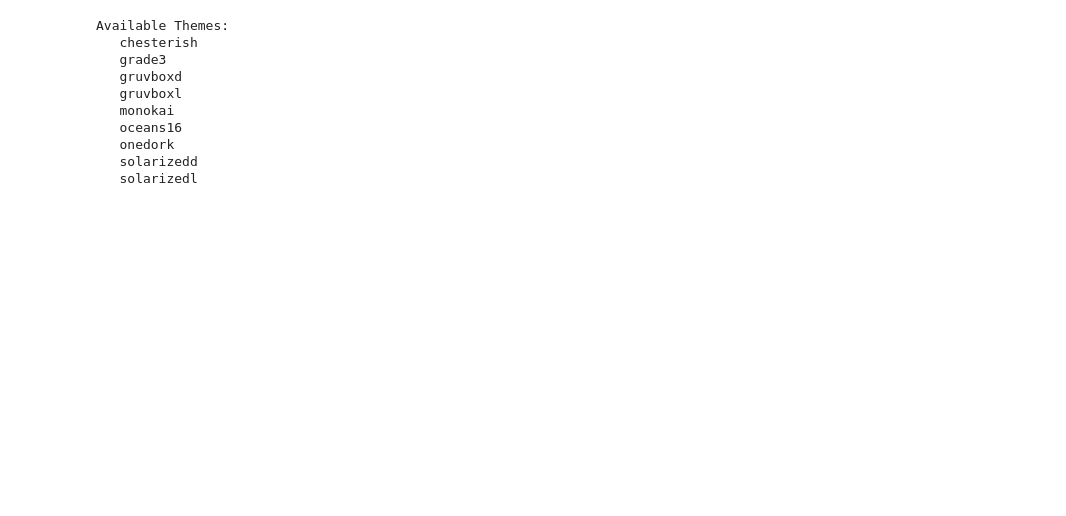
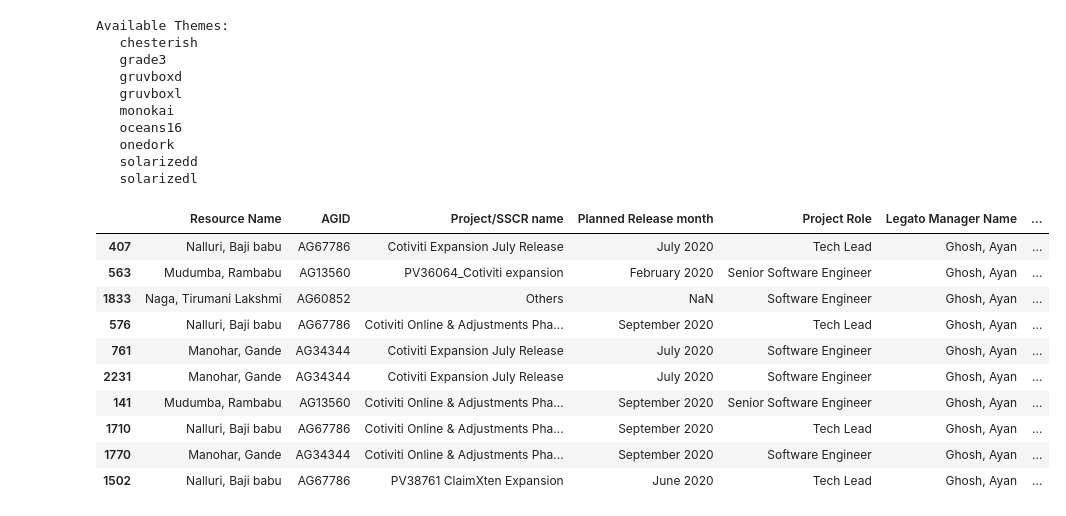
Before and after one commit to ghosh-ayan/Data-Science-101, a Jupyter notebook: Jupyter_Files/Pandas - Tidying Datasets and More.ipynb, the cells around one changed output. Saved outputs shown, nothing was run; the diff lists cells and outputs as text; code cells hidden in the pictures; blank space fills up the shorter version.

```diff
--- a/Jupyter_Files/Pandas - Tidying Datasets and More.ipynb
+++ b/Jupyter_Files/Pandas - Tidying Datasets and More.ipynb
@@ -71,8 +90,8 @@ Data columns (total 72 columns):
 dtypes: float64(65), object(7)
 memory usage: 23.8+ KB
 # %%
-Idvars = df_copy.columns.values[:10]
-Valuevars = df_copy.columns.values[10:]
+Idvars = df_copy.columns[:10]
+Valuevars = df_copy.columns[10:]
 
 df_melt = pd.melt(df_copy,
                   id_vars = Idvars,
@@ -191,3 +219,18 @@ Available Themes:
    onedork
    solarizedd
    solarizedl
+# %%
+df_play = df_melt.sample(n=10)
+df_play
+# %% [output]
+|  | Resource Name | AGID | Project/SSCR name | Planned Release month | Project Role | Legato Manager Name | ... |
+| 407 | Nalluri, Baji babu | AG67786 | Cotiviti Expansion July Release | July 2020 | Tech Lead | Ghosh, Ayan | ... |
+| 563 | Mudumba, Rambabu | AG13560 | PV36064_Cotiviti expansion | February 2020 | Senior Software Engineer | Ghosh, Ayan | ... |
+| 1833 | Naga, Tirumani Lakshmi | AG60852 | Others | NaN | Software Engineer | Ghosh, Ayan | ... |
+| 576 | Nalluri, Baji babu | AG67786 | Cotiviti Online & Adjustments Pha... | September 2020 | Tech Lead | Ghosh, Ayan | ... |
+| 761 | Manohar, Gande | AG34344 | Cotiviti Expansion July Release | July 2020 | Software Engineer | Ghosh, Ayan | ... |
+| 2231 | Manohar, Gande | AG34344 | Cotiviti Expansion July Release | July 2020 | Software Engineer | Ghosh, Ayan | ... |
+| 141 | Mudumba, Rambabu | AG13560 | Cotiviti Online & Adjustments Pha... | September 2020 | Senior Software Engineer | Ghosh, Ayan | ... |
+| 1710 | Nalluri, Baji babu | AG67786 | Cotiviti Online & Adjustments Pha... | September 2020 | Tech Lead | Ghosh, Ayan | ... |
+| 1770 | Manohar, Gande | AG34344 | Cotiviti Online & Adjustments Pha... | September 2020 | Software Engineer | Ghosh, Ayan | ... |
+| 1502 | Nalluri, Baji babu | AG67786 | PV38761 ClaimXten Expansion | June 2020 | Tech Lead | Ghosh, Ayan | ... |
```
Also changed, not shown: parts of 39 cells of this notebook, 3 other files.
